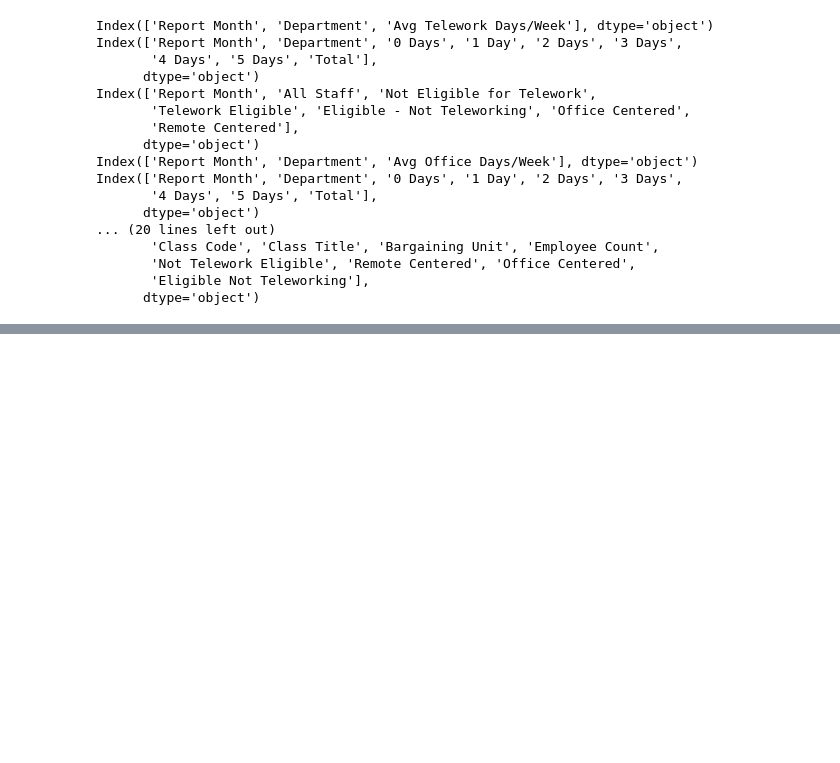
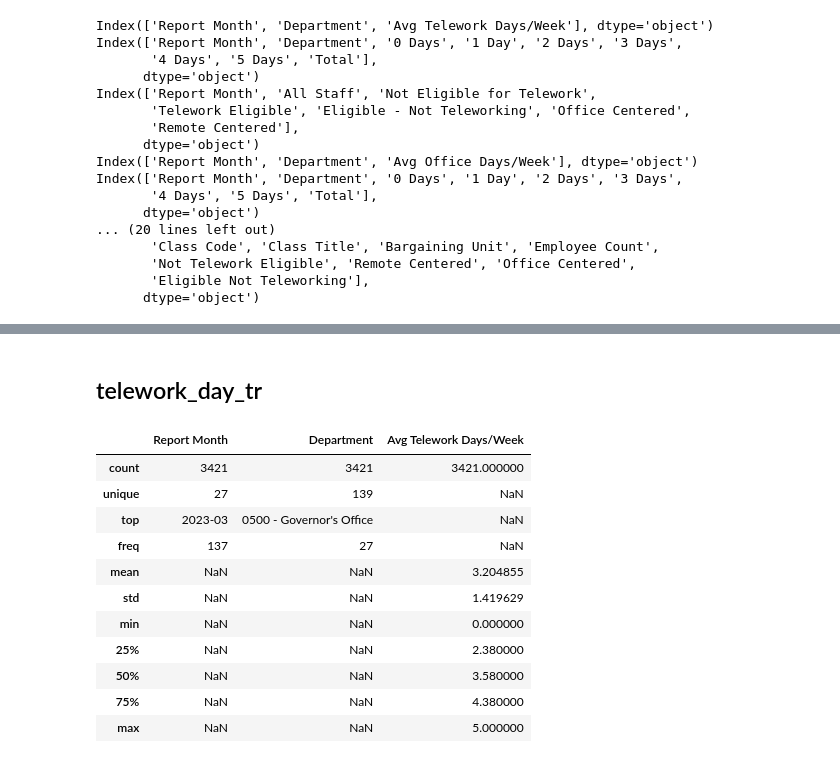
Before and after one commit to tohnny-jsunami/open_ca_telework, a Jupyter notebook: analyses/explore_telework_data.ipynb, the cells around one changed output, grey strips where cells are left out. Saved outputs shown, nothing was run; the diff lists cells and outputs as text; code cells hidden in the pictures; blank space fills up the shorter version.

```diff
--- a/analyses/explore_telework_data.ipynb
+++ b/analyses/explore_telework_data.ipynb
@@ -144,2 +164,19 @@ make_line(in_office_tr, x_col="Report Month", y_col="Avg Office Days/Week", colo
 # %% [output]
 [interactive output not drawn]
+# %% [markdown]
+## telework_day_tr
+# %%
+telework_day_tr.describe(include="all")
+# %% [output]
+|  | Report Month | Department | Avg Telework Days/Week |
+| count | 3421 | 3421 | 3421.000000 |
+| unique | 27 | 139 | NaN |
+| top | 2023-03 | 0500 - Governor's Office | NaN |
+| freq | 137 | 27 | NaN |
+| mean | NaN | NaN | 3.204855 |
+| std | NaN | NaN | 1.419629 |
+| min | NaN | NaN | 0.000000 |
+| 25% | NaN | NaN | 2.380000 |
+| 50% | NaN | NaN | 3.580000 |
+| 75% | NaN | NaN | 4.380000 |
+| max | NaN | NaN | 5.000000 |
```
Also changed, not shown: parts of 10 cells of this notebook.
